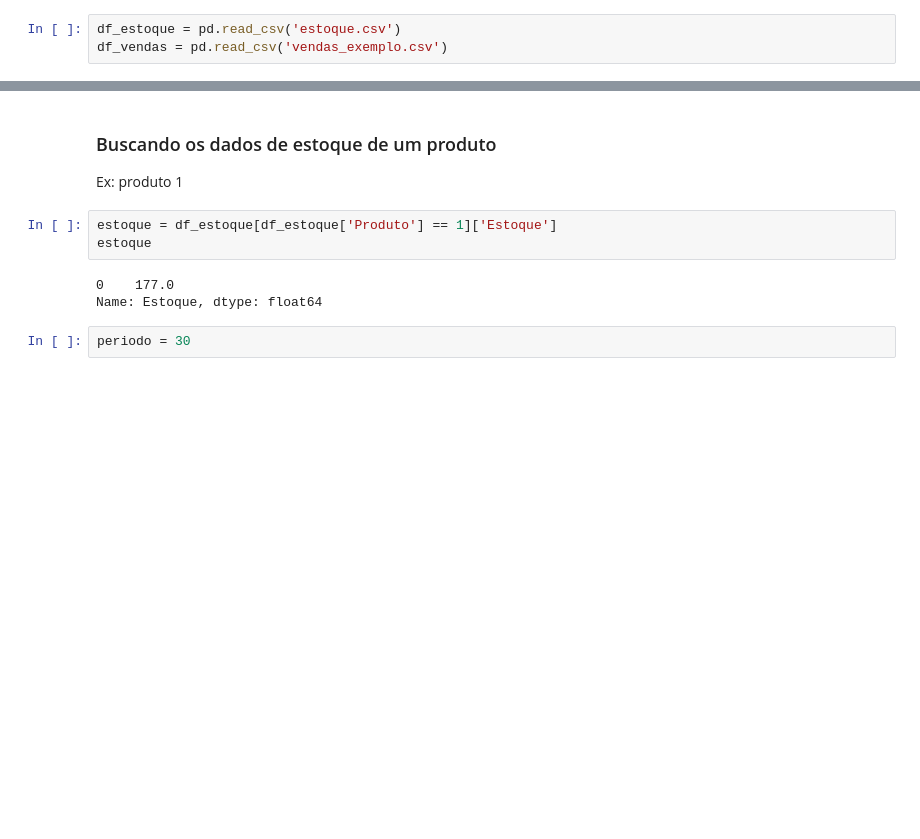
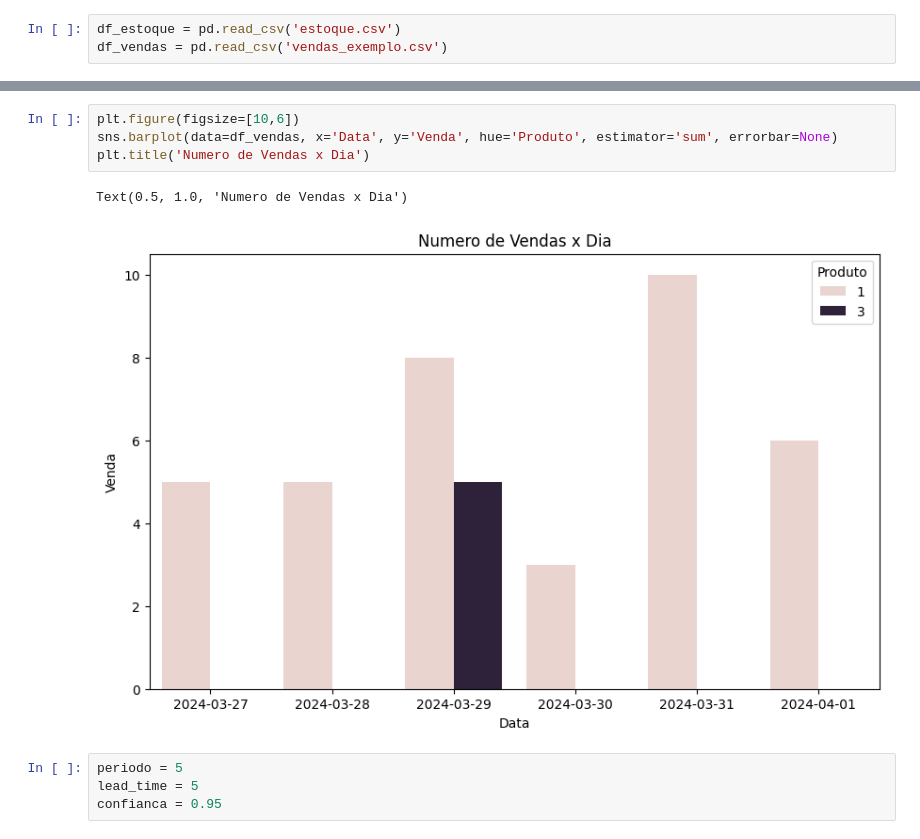
Before and after one commit to gilmarbljr/DataScience, a Jupyter notebook: Controle_de_Estoque/dados_demanda.ipynb, the cells around one changed output, grey strips where cells are left out. Cells and saved outputs as stored; diff of their text form; blank space fills up the shorter version.

```diff
--- a/Controle_de_Estoque/dados_demanda.ipynb
+++ b/Controle_de_Estoque/dados_demanda.ipynb
@@ -12,13 +28,12 @@ df_vendas['Data'] = df_vendas['Data'].astype('datetime64[ns]')
-# %% [markdown]
-### Buscando os dados de estoque de um produto
-
-Ex: produto 1
-# %%
-estoque = df_estoque[df_estoque['Produto'] == 1]['Estoque']
-estoque
-# %% [output]
-0    177.0
-Name: Estoque, dtype: float64
-# %%
-periodo = 30
+# %%
+plt.figure(figsize=[10,6])
+sns.barplot(data=df_vendas, x='Data', y='Venda', hue='Produto', estimator='sum', errorbar=None)
+plt.title('Numero de Vendas x Dia')
+# %% [output]
+Text(0.5, 1.0, 'Numero de Vendas x Dia')
+[figure, added]
+# %%
+periodo = 5
+lead_time = 5
+confianca = 0.95
 # %%
```
Also changed, not shown: parts of 7 cells of this notebook, 2 other files.
